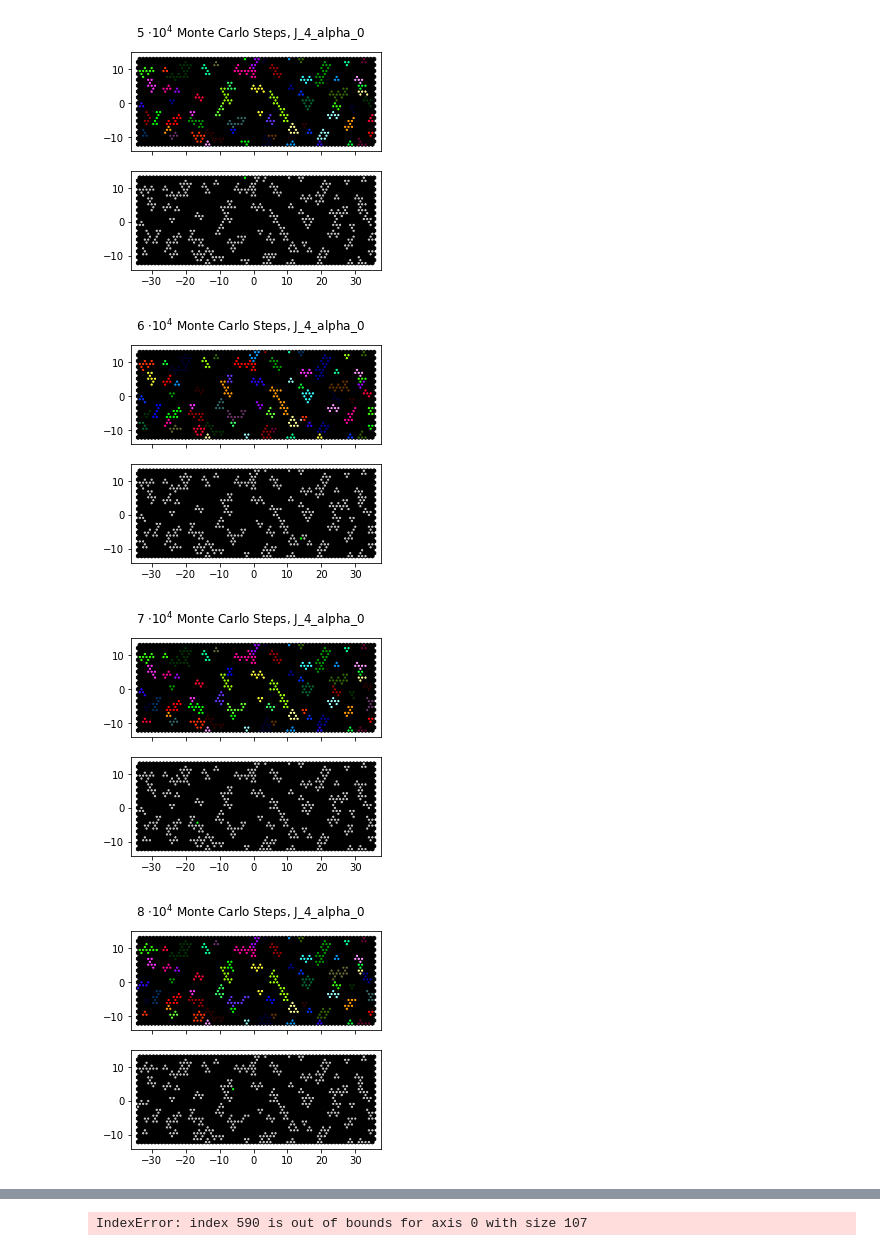
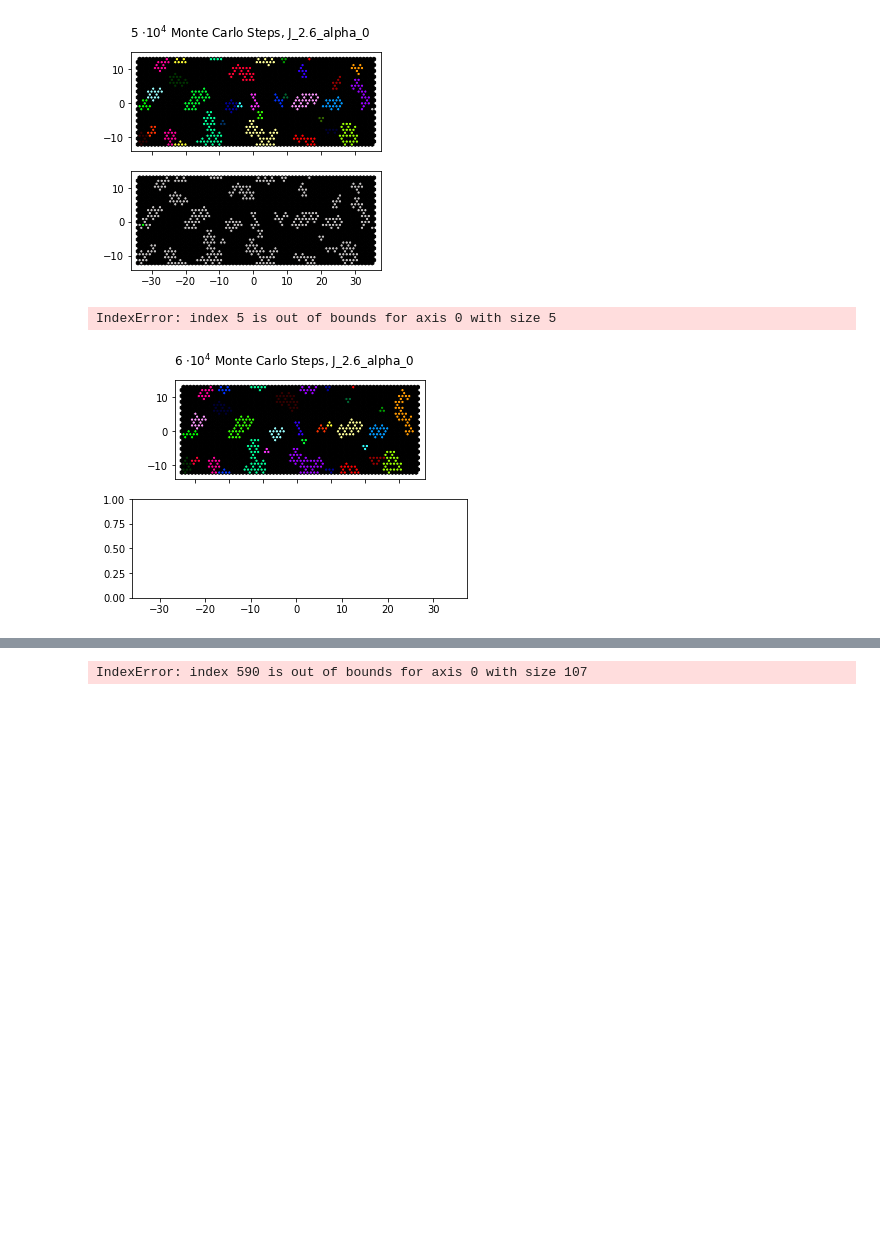
Before and after one commit to scaling-physics/frz_lattice_simulation, a Jupyter notebook: Python_analysis/grid_plot.ipynb, the cells around one changed output, grey strips where cells are left out. Drawn from its saved outputs; the diff is of its cells as text; code cells hidden in the pictures; blank space fills up the shorter version.

```diff
--- a/Python_analysis/grid_plot.ipynb
+++ b/Python_analysis/grid_plot.ipynb
@@ -25,13 +25,13 @@ index = 36
 off = 0.03
 FrzB = 1
 for run in [20]:
-    for J in [4]:
+    for J in [2.6]:
         for titration in [1]:
             # labels = np.loadtxt(f'/scratch2/hannohennighausen/Parameter_sweep/rectangular_outputlabels_{J}_{alpha}_0.2_11.txt',dtype=int,skiprows=1)
-            labels = np.loadtxt(f'/home/subraman/Documents/Github_projects/frz_lattice_simulation/{index}_dFrzB_labels_J_{J}_alpha_{alpha}_FrzB_{FrzB}_off_{off}.txt',dtype=int,skiprows=1)
-            Frz = np.loadtxt(f'/home/subraman/Documents/Github_projects/frz_lattice_simulation/{index}_dFrzB_flags_J_{J}_alpha_{alpha}_FrzB_{FrzB}_off_{off}.txt',dtype=int,skiprows=1)
-            Path(f'/home/subraman/Documents/Github_projects/frz_lattice_simulation/{index}_dFrzB_labels_J_{J}_alpha_{alpha}_FrzB_{FrzB}_off_{off}').mkdir( exist_ok=True)
-            Nx,Ny=np.loadtxt(f'/home/subraman/Documents/Github_projects/frz_lattice_simulation/{index}_dFrzB_labels_J_{J}_alpha_{alpha}_FrzB_{FrzB}_off_{off}.txt',dtype=int,max_rows=1)
+            labels = np.loadtxt(f'C:/Users/sssri/Documents/GitHub/frz_lattice_simulation/{index}_dFrzB_labels_J_{J}_alpha_{alpha}_FrzB_{FrzB}_off_{off}.txt',dtype=int,skiprows=1)
+            Frz = np.loadtxt(f'C:/Users/sssri/Documents/GitHub/frz_lattice_simulation/{index}_dFrzB_flags_J_{J}_alpha_{alpha}_FrzB_{FrzB}_off_{off}.txt',dtype=int,skiprows=1)
+            Path(f'C:/Users/sssri/Documents/GitHub/frz_lattice_simulation/{index}_dFrzB_labels_J_{J}_alpha_{alpha}_FrzB_{FrzB}_off_{off}').mkdir( exist_ok=True)
+            Nx,Ny=np.loadtxt(f'C:/Users/sssri/Documents/GitHub/frz_lattice_simulation/{index}_dFrzB_labels_J_{J}_alpha_{alpha}_FrzB_{FrzB}_off_{off}.txt',dtype=int,max_rows=1)
             saved_steps = int(labels.shape[0]/3)
 
             for step in range(0,saved_steps):
@@ -89,7 +89,7 @@ for run in [20]:
                 centers_x = hex_centers[:, 1]
 
                 # plt.title(f'{step}')
-                plt.savefig(f'/home/subraman/Documents/Github_projects/frz_lattice_simulation/{index}_dFrzB_labels_J_{J}_alpha_{alpha}_FrzB_{FrzB}_off_{off}/Frz_B_{step}.jpg')
+                plt.savefig(f'C:/Users/sssri/Documents/GitHub/frz_lattice_simulation/{index}_dFrzB_labels_J_{J}_alpha_{alpha}_FrzB_{FrzB}_off_{off}/Frz_B_{step}.jpg')
                 #plt.savefig(f'D:/Hanno/Physics/Marburg/Murray/frz_lattice_model/rand_grid_19899+{row}.png')
                 # plt.savefig(f'{counter}_labels_{step}_{J}_{alpha}_{density}.svg')
 
@@ -102,4 +102,3 @@ for run in [20]:
-[figure, old version]
+[figure, new version]
+IndexError: index 5 is out of bounds for axis 0 with size 5
-[figure, old version]
+[figure, new version]
-[figure, removed]
-[figure, removed]
```
Also changed, not shown: parts of 1 cell of this notebook, 2 other files.
